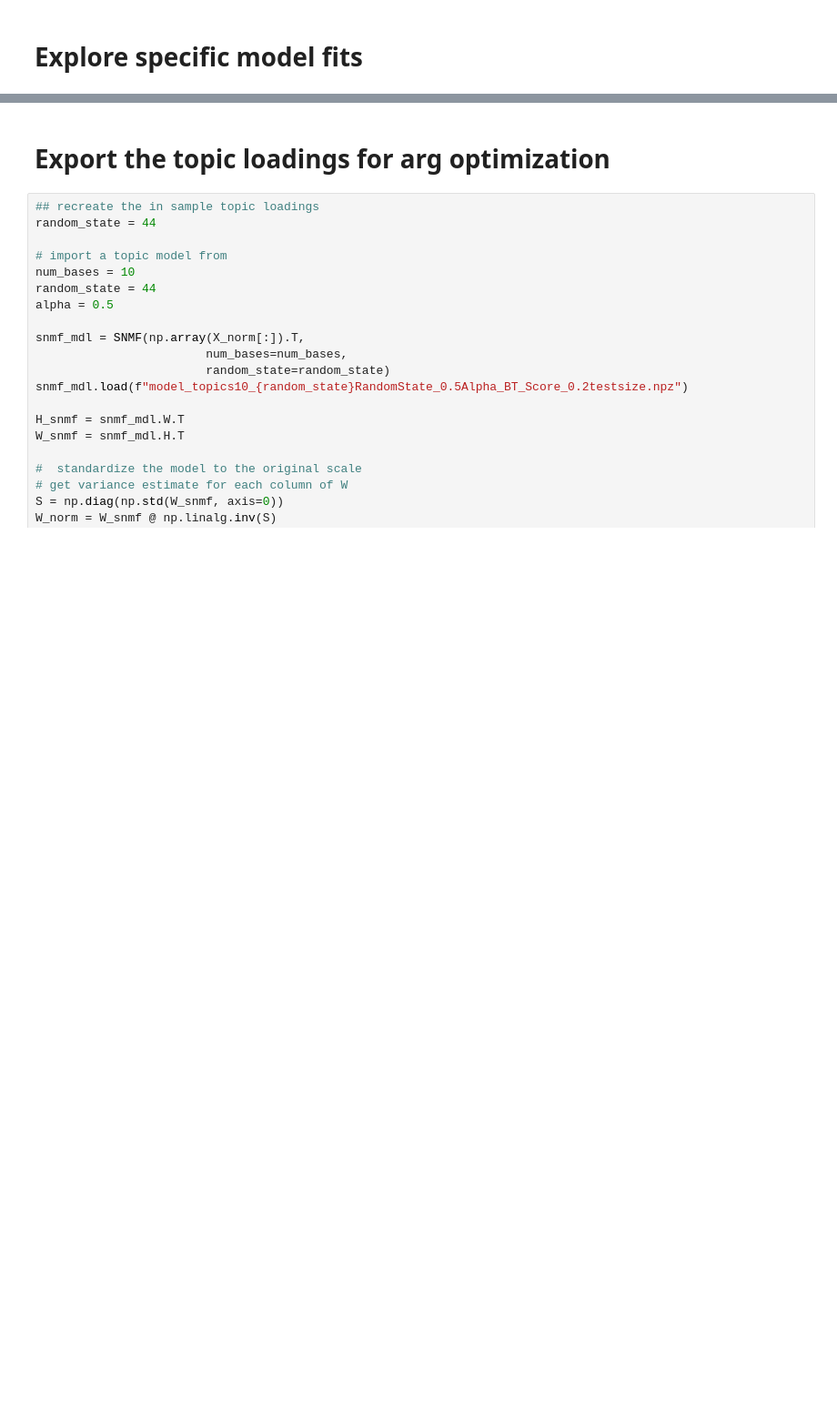
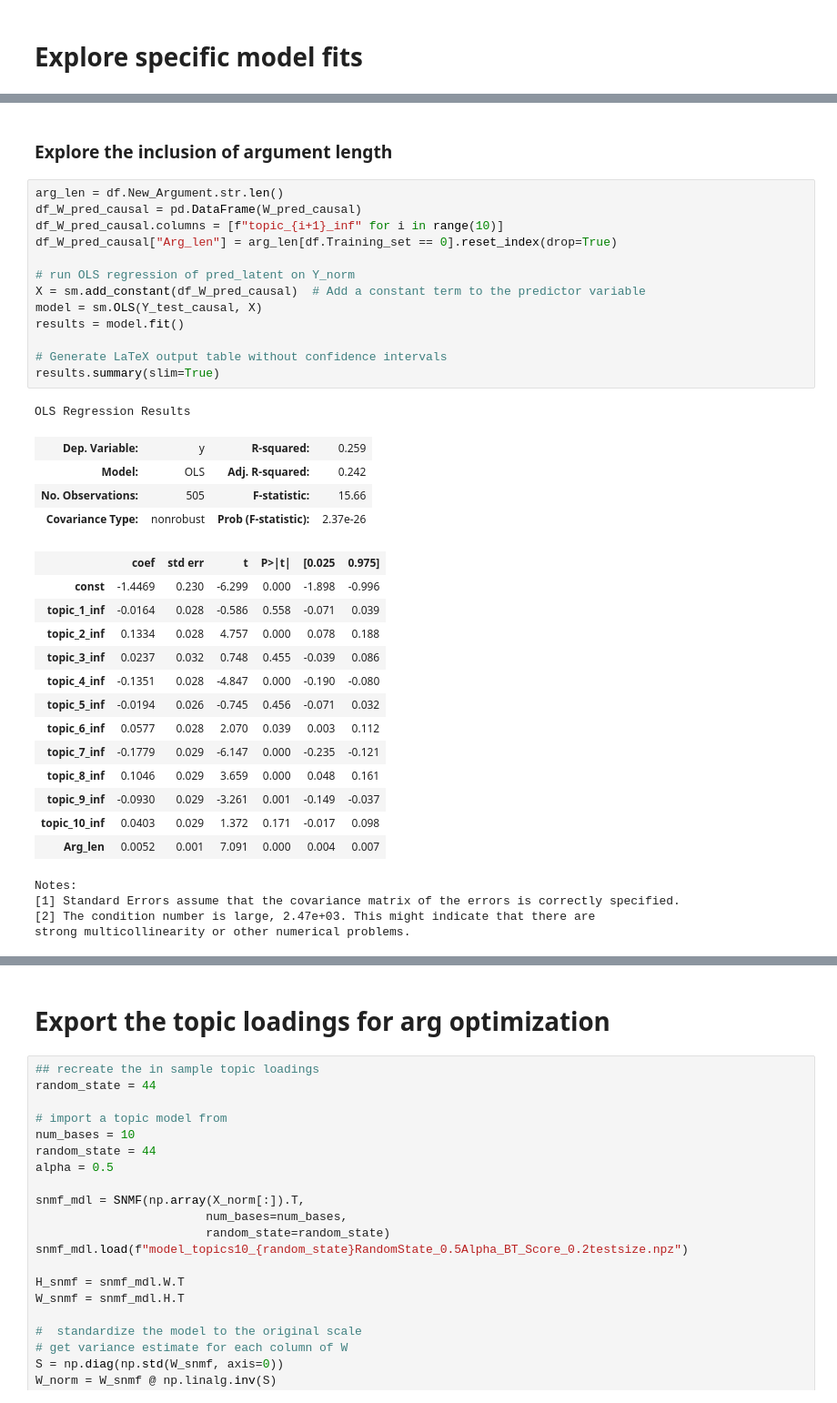
Before and after one commit to TillRS/AutoPersuade, a Jupyter notebook: scripts/2_sun_topic_model.ipynb, the cells around one changed output, grey strips where cells are left out. Shown at 91% size. Saved outputs shown, nothing was run; the diff lists cells and outputs as text; blank space fills up the shorter version.

```diff
--- a/scripts/2_sun_topic_model.ipynb
+++ b/scripts/2_sun_topic_model.ipynb
@@ -848 +535,39 @@ plt.show()
+# %% [markdown]
+### Explore the inclusion of argument length
+# %%
+arg_len = df.New_Argument.str.len()
+df_W_pred_causal = pd.DataFrame(W_pred_causal)
+df_W_pred_causal.columns = [f"topic_{i+1}_inf" for i in range(10)]
+df_W_pred_causal["Arg_len"] = arg_len[df.Training_set == 0].reset_index(drop=True)
+
+# run OLS regression of pred_latent on Y_norm
+X = sm.add_constant(df_W_pred_causal)  # Add a constant term to the predictor variable
+model = sm.OLS(Y_test_causal, X)
+results = model.fit()
+
+# Generate LaTeX output table without confidence intervals
+results.summary(slim=True)
+# %% [output]
+OLS Regression Results
+| Dep. Variable: | y | R-squared: | 0.259 |
+| Model: | OLS | Adj. R-squared: | 0.242 |
+| No. Observations: | 505 | F-statistic: | 15.66 |
+| Covariance Type: | nonrobust | Prob (F-statistic): | 2.37e-26 |
+|  | coef | std err | t | P>|t| | [0.025 | 0.975] |
+| const | -1.4469 | 0.230 | -6.299 | 0.000 | -1.898 | -0.996 |
+| topic_1_inf | -0.0164 | 0.028 | -0.586 | 0.558 | -0.071 | 0.039 |
+| topic_2_inf | 0.1334 | 0.028 | 4.757 | 0.000 | 0.078 | 0.188 |
+| topic_3_inf | 0.0237 | 0.032 | 0.748 | 0.455 | -0.039 | 0.086 |
+| topic_4_inf | -0.1351 | 0.028 | -4.847 | 0.000 | -0.190 | -0.080 |
+| topic_5_inf | -0.0194 | 0.026 | -0.745 | 0.456 | -0.071 | 0.032 |
+| topic_6_inf | 0.0577 | 0.028 | 2.070 | 0.039 | 0.003 | 0.112 |
+| topic_7_inf | -0.1779 | 0.029 | -6.147 | 0.000 | -0.235 | -0.121 |
+| topic_8_inf | 0.1046 | 0.029 | 3.659 | 0.000 | 0.048 | 0.161 |
+| topic_9_inf | -0.0930 | 0.029 | -3.261 | 0.001 | -0.149 | -0.037 |
+| topic_10_inf | 0.0403 | 0.029 | 1.372 | 0.171 | -0.017 | 0.098 |
+| Arg_len | 0.0052 | 0.001 | 7.091 | 0.000 | 0.004 | 0.007 |
+Notes:
+[1] Standard Errors assume that the covariance matrix of the errors is correctly specified.
+[2] The condition number is large, 2.47e+03. This might indicate that there are
+strong multicollinearity or other numerical problems.
 # %%
```
Also changed, not shown: parts of 24 cells of this notebook, 1 other file.
